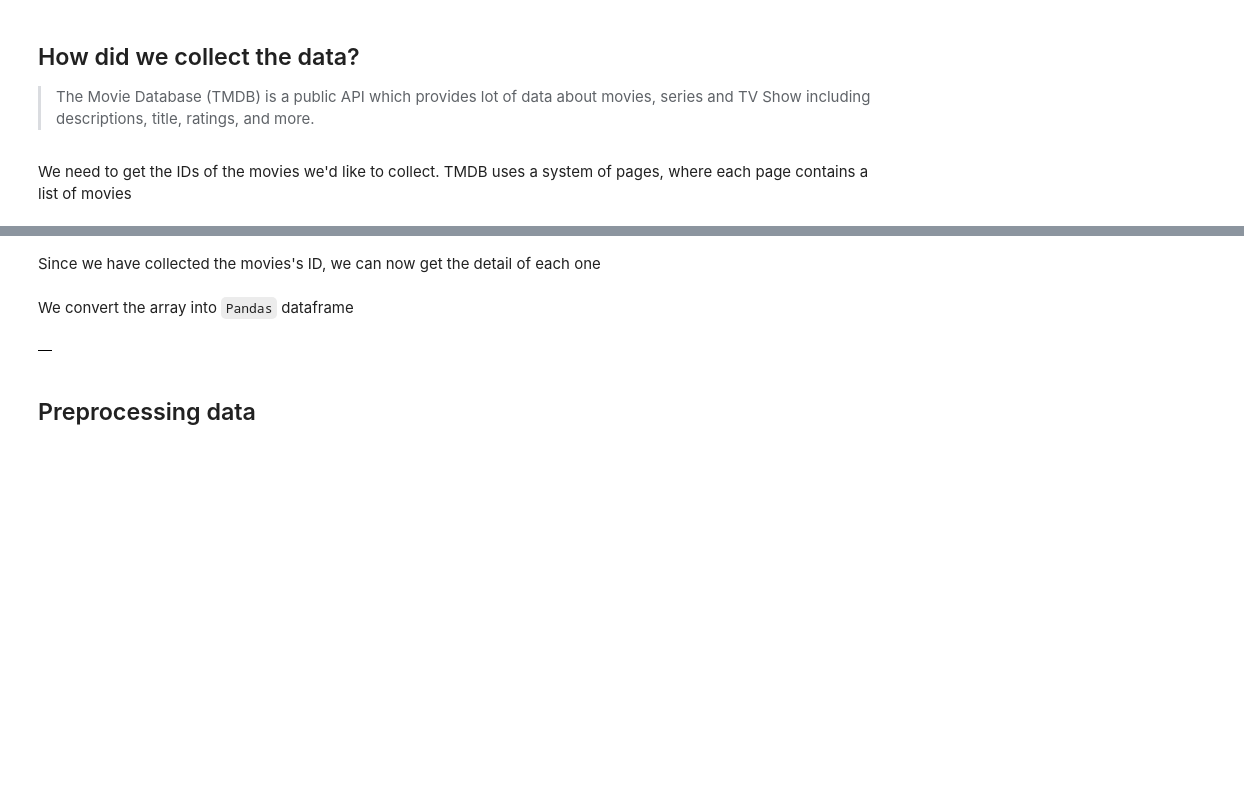
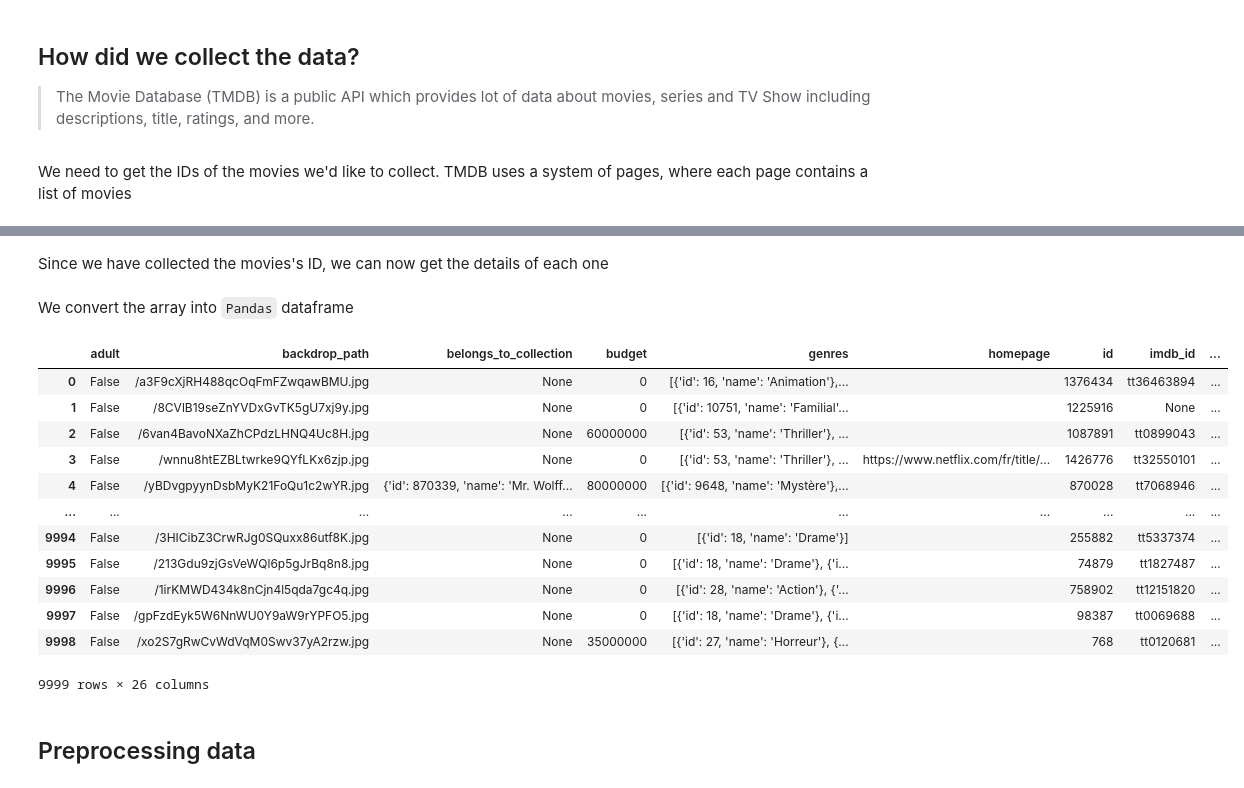
Before and after one commit to 0zzone/machine-learning-efrei-s8, a Jupyter notebook: tmdb.ipynb, the cells around one changed output, grey strips where cells are left out. Cells and saved outputs as stored; diff of their text form; code cells hidden in the pictures; blank space fills up the shorter version.

```diff
--- a/tmdb.ipynb
+++ b/tmdb.ipynb
@@ -41,12 +52,25 @@ API_KEY=""
 # %% [markdown]
 ## How did we collect the data?
 > The Movie Database (TMDB) is a public API which provides lot of data about movies, series and TV Show including descriptions, title, ratings, and more.
+# %%
+# Throw error if API_KEY is incorrect
+try:
+    if not API_KEY:
+        raise ValueError("no API_KEY provided")
+    url = "https://api.themoviedb.org/3/authentication"
+    headers = {"accept": "application/json", "Authorization": f"Bearer {API_KEY}"}
+    response = requests.get(url, headers=headers)
+    response.raise_for_status()
+except Exception as e:
+    raise ValueError(
+        "API_KEY is not set or invalid. Please provide a valid API key."
+    ) from e
 # %% [markdown]
 We need to get the IDs of the movies we'd like to collect. TMDB uses a system of pages, where each page contains a list of movies
 # %%
 def get_full_array(page):
     try:
-        url = f"https://api.themoviedb.org/3/discover/movie?page={page}"
+        url = f"https://api.themoviedb.org/3/discover/movie?language={DATA_LANGUAGE}&page={page}"
         headers = {
             "accept": "application/json",
             "Authorization": f"Bearer {API_KEY}"
@@ -59,5 +83,21 @@ def get_full_array(page):
         return []
 
 IDs = []
-for page in tqdm(range(1, 700)):
+for page in tqdm(range(1, 500)):
     IDs += get_full_array(page)
+# %%
+def get_full_array(page):
+    try:
+        url = f"https://api.themoviedb.org/3/discover/movie?language={DATA_LANGUAGE}&page={page}"
+        headers = {
+            "accept": "application/json",
+            "Authorization": f"Bearer {API_KEY}"
+        }
+
+        response = requests.get(url, headers=headers).text
+        data = json.loads(response)
+        return [movie['id'] for movie in data['results']]
+    except Exception as e:
+        return []
+IDs = get_full_array(701)
+IDs
@@ -68,10 +119,10 @@ IDs # List of movie IDs
 # %% [markdown]
-Since we have collected the movies's ID, we can now get the detail of each one
+Since we have collected the movies's ID, we can now get the details of each one
 # %%
 data = []
 for id in tqdm(range(len(IDs))):
     id = IDs[id]
-    url = f"https://api.themoviedb.org/3/movie/{id}"
+    url = f"https://api.themoviedb.org/3/movie/{id}?language={DATA_LANGUAGE}"
     headers = {
         "accept": "application/json",
         "Authorization": f"Bearer {API_KEY}"
@@ -84,7 +135,18 @@ We convert the array into `Pandas` dataframe
 # %%
 df = pd.DataFrame(data)
 pd.set_option('display.max_columns', None) # To display all columns
-df.to_pickle("all_data.pkl") # Save DataFrame to a pickle file (To directly use the DataFrame later, instead of re-fetching)
 df
 # %% [output]
-|  |
+|  | adult | backdrop_path | belongs_to_collection | budget | genres | homepage | id | imdb_id | ... |
+| 0 | False | /a3F9cXjRH488qcOqFmFZwqawBMU.jpg | None | 0 | [{'id': 16, 'name': 'Animation'},... |  | 1376434 | tt36463894 | ... |
+| 1 | False | /8CVlB19seZnYVDxGvTK5gU7xj9y.jpg | None | 0 | [{'id': 10751, 'name': 'Familial'... |  | 1225916 | None | ... |
+| 2 | False | /6van4BavoNXaZhCPdzLHNQ4Uc8H.jpg | None | 60000000 | [{'id': 53, 'name': 'Thriller'}, ... |  | 1087891 | tt0899043 | ... |
+| 3 | False | /wnnu8htEZBLtwrke9QYfLKx6zjp.jpg | None | 0 | [{'id': 53, 'name': 'Thriller'}, ... | https://www.netflix.com/fr/title/... | 1426776 | tt32550101 | ... |
+| 4 | False | /yBDvgpyynDsbMyK21FoQu1c2wYR.jpg | {'id': 870339, 'name': 'Mr. Wolff... | 80000000 | [{'id': 9648, 'name': 'Mystère'},... |  | 870028 | tt7068946 | ... |
+| ... | ... | ... | ... | ... | ... | ... | ... | ... | ... |
+| 9994 | False | /3HICibZ3CrwRJg0SQuxx86utf8K.jpg | None | 0 | [{'id': 18, 'name': 'Drame'}] |  | 255882 | tt5337374 | ... |
+| 9995 | False | /213Gdu9zjGsVeWQl6p5gJrBq8n8.jpg | None | 0 | [{'id': 18, 'name': 'Drame'}, {'i... |  | 74879 | tt1827487 | ... |
+| 9996 | False | /1irKMWD434k8nCjn4l5qda7gc4q.jpg | None | 0 | [{'id': 28, 'name': 'Action'}, {'... |  | 758902 | tt12151820 | ... |
+| 9997 | False | /gpFzdEyk5W6NnWU0Y9aW9rYPFO5.jpg | None | 0 | [{'id': 18, 'name': 'Drame'}, {'i... |  | 98387 | tt0069688 | ... |
+| 9998 | False | /xo2S7gRwCvWdVqM0Swv37yA2rzw.jpg | None | 35000000 | [{'id': 27, 'name': 'Horreur'}, {... |  | 768 | tt0120681 | ... |
+9999 rows × 26 columns
```
Also changed, not shown: parts of 26 cells of this notebook, 1 other file.
